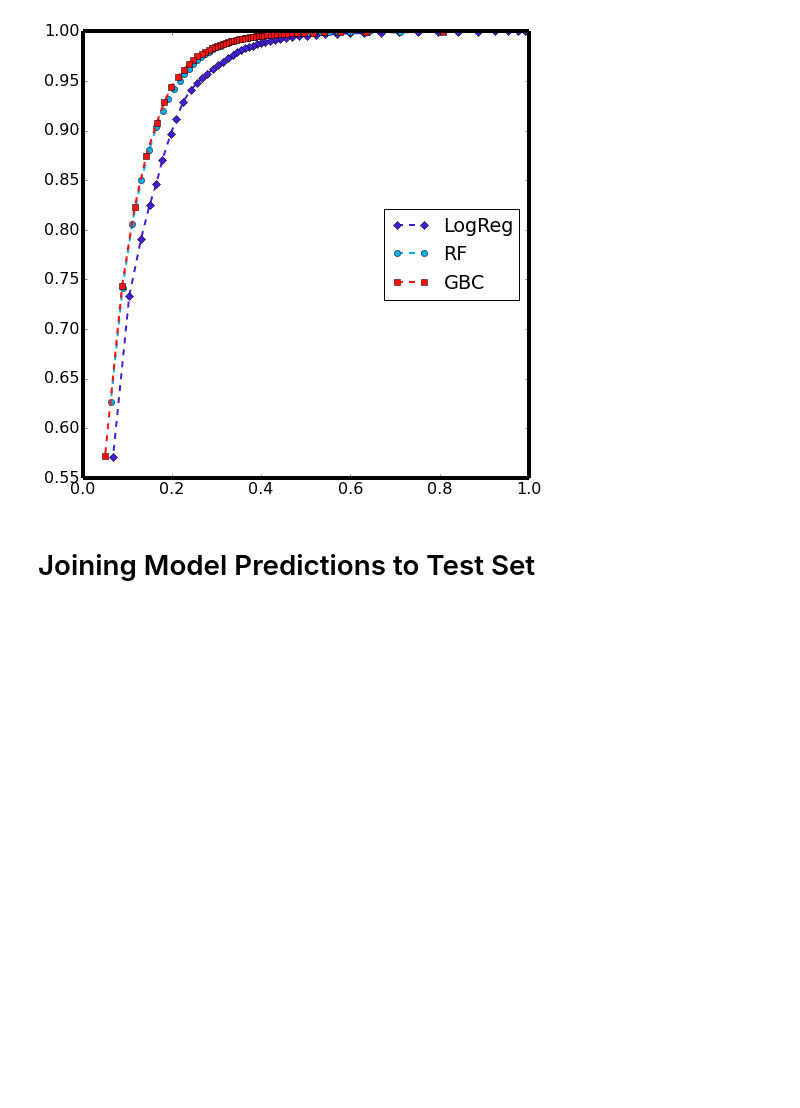
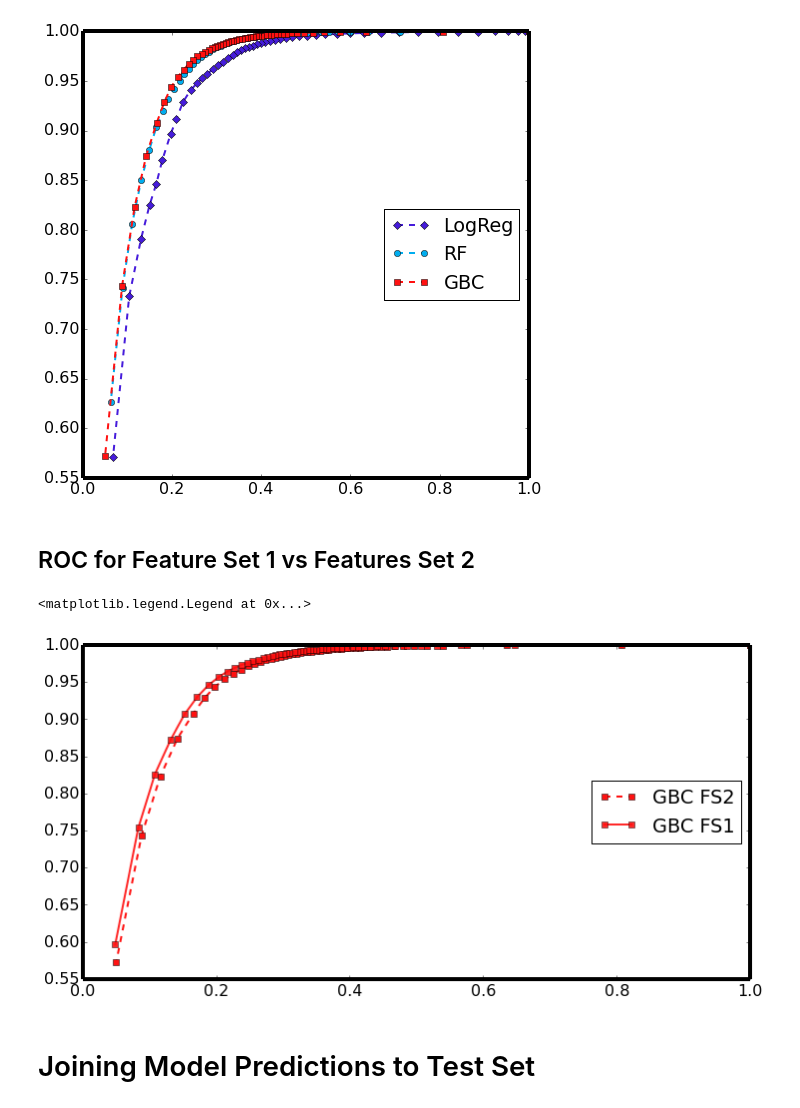
Before and after one commit to Schork-Lab/cg-classifier, a Jupyter notebook: ipynb/cg_RF_NA12877_SWGRfeatures.ipynb, the cells around one changed output. Drawn from its saved outputs; the diff is of its cells as text; code cells hidden in the pictures; blank space fills up the shorter version.

Commit message:
WORKING, also need to add code to read in already processed files

```diff
--- a/ipynb/cg_RF_NA12877_SWGRfeatures.ipynb
+++ b/ipynb/cg_RF_NA12877_SWGRfeatures.ipynb
@@ -1011,4 +1009,34 @@ legend(loc=7)
 f.savefig('/Users/ers_vader/git_data/cg_classifier/models/NA12877_trained_models/20140802/swgr_features/NA12877trainedClassifier_ROC_for_NA12878bench_indels_sFeatures_unscaled.png')
+# %% [markdown]
+## ROC for Feature Set 1 vs Features Set 2
+# %%
+logReg_xy_df_AF = pd.read_table('/Users/ers_vader/git_data/cg_classifier/models/NA12877_trained_models/20140802/allFeatures/logReg_xy_df_allfeatures.txt',sep='\t')
+logReg_xy_df_AF.set_index('Unnamed: 0', inplace=True)
+RF_xy_df_AF= pd.read_table('/Users/ers_vader/git_data/cg_classifier/models/NA12877_trained_models/20140802/allFeatures/RF_xy_df_allfeatures', sep='\t')
+RF_xy_df_AF.set_index('Unnamed: 0', inplace=True)
+GBC_xy_df_AF = pd.read_table('/Users/ers_vader/git_data/cg_classifier/models/NA12877_trained_models/20140802/allFeatures/gbc_xy_df_allfeatures',sep="\t")
+GBC_xy_df_AF.set_index('Unnamed: 0', inplace=True)
+# %%
+matplotlib.rcParams.update({'figure.figsize':(12,6)})
+matplotlib.rcParams.update({'font.size': 16})
+rcParams['figure.dpi'] = 800
+rcParams['axes.linewidth'] = 4
+rcParams['lines.linewidth'] = 2.0
+rcParams['lines.markersize'] = 6
+f, axarr = plt.subplots(sharex=True, sharey=True)
+axarr.set_ylim([0.55,1])
+axarr.set_xlim([0.0,1])
+#axarr.plot(logReg_xy_df['1 - specificity'].values, logReg_xy_df['sensitivity'].values,'D--', c='#461CDB', label='LogReg FS2')
+#axarr.plot(RF_xy_df['1 - specificity'].values, RF_xy_df['sensitivity'].values,'o--',c='#00ADEF', label='RF FS2')
+axarr.plot(GBC_xy_df['1 - specificity'].values, GBC_xy_df['sensitivity'].values, 's--',c='#FF1111', label='GBC FS2')
+#axarr.plot(logReg_xy_df_AF['1 - specificity'].values, logReg_xy_df_AF['sensitivity'].values,'o-', c='#561CDB', label='LogReg FS1', alpha=0.9)
+#axarr.plot(RF_xy_df_AF['1 - specificity'].values, RF_xy_df_AF['sensitivity'].values,'o-',c='#10ADEF', label='RF FS1', alpha=0.9)
+axarr.plot(GBC_xy_df_AF['1 - specificity'].values, GBC_xy_df_AF['sensitivity'].values, 's-',c='#FF1111', label='GBC FS1', alpha=0.9)
+
+legend(loc=7)
+# %% [output]
+<matplotlib.legend.Legend at 0x...>
+[figure, added]
 # %% [markdown]
 # Joining Model Predictions to Test Set
 # %%
```
Also changed, not shown: parts of 7 cells of this notebook.
